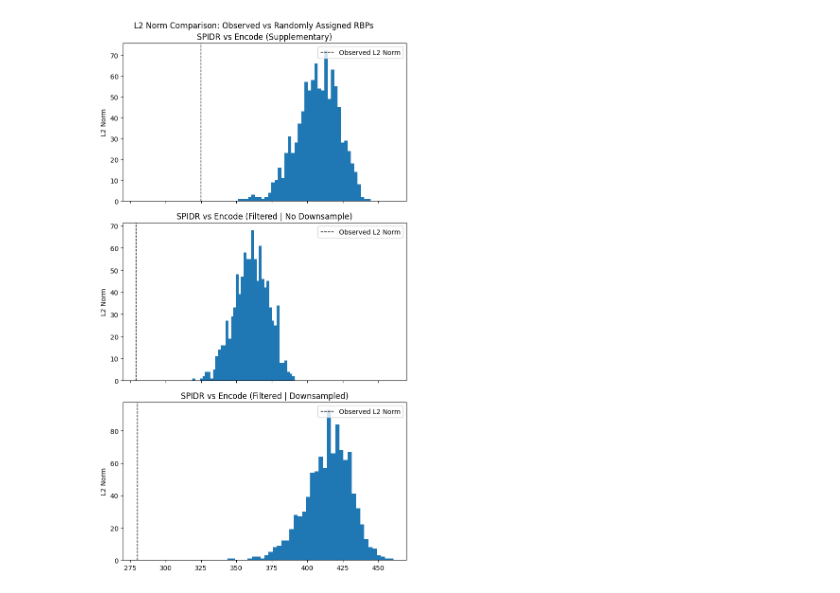
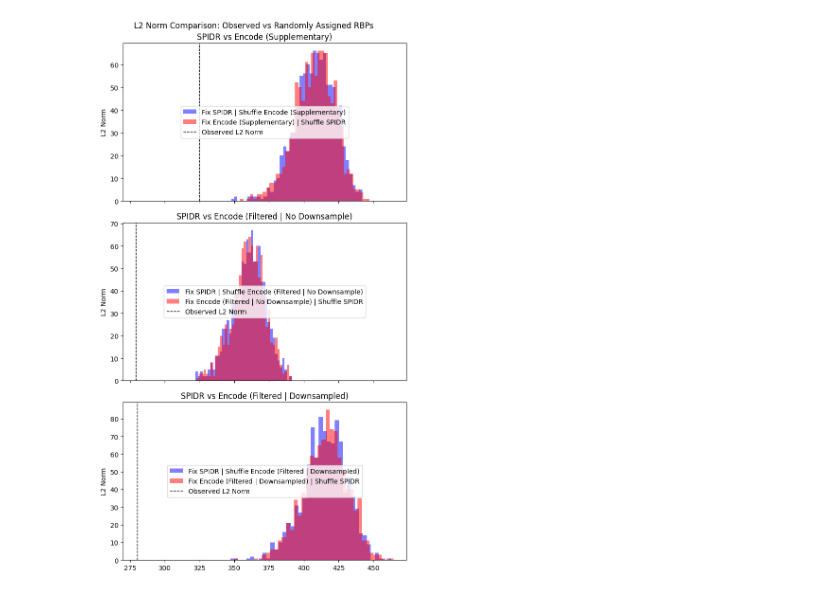
Before and after one commit to mjlab-Columbia/spidr, a Jupyter notebook: analysis/imputation.ipynb, the cells around one changed output. Saved outputs shown, nothing was run; the diff lists cells and outputs as text; code cells hidden in the pictures.

Commit message:
Imputation analysis

```diff
--- a/analysis/imputation.ipynb
+++ b/analysis/imputation.ipynb
@@ -25,43 +30,54 @@ def shuffle_impute(df1, df2, samples=1000):
     true_norm = np.linalg.norm(true_diff, ord=2)
 
     # create list to store distribution
-    distribution = []
-    df1_array = np.matrix.flatten(df1.to_numpy())
+    fix1_shuffle2 = []
+    fix2_shuffle1 = []
+    df1_true = np.matrix.flatten(df1.to_numpy())
+    df2_true = np.matrix.flatten(df2.to_numpy())
 
     for _ in range(samples):
-        # Store copy of df2 as numpy array
+        # Store copies of dataframes to avoid inplace operations
+        df1_np = df1.to_numpy()
         df2_np = df2.to_numpy()
 
         # Shuffle and calculate norm
-        shuffled = shuffle_along_axis(df2_np, axis=1)
-        df2_shuffled_array = np.matrix.flatten(shuffled)
-        shuffled_norm = np.linalg.norm(df1_array - df2_shuffled_array)
-        distribution.append(shuffled_norm)
+        df2_shuffled = shuffle_along_axis(df2_np, axis=1)
+        df2_shuffled_array = np.matrix.flatten(df2_shuffled)
+        df2_shuffled_norm = np.linalg.norm(df1_true - df2_shuffled_array)
+        fix1_shuffle2.append(df2_shuffled_norm)
 
-    return true_norm, distribution
+        # Shuffle and calculate norm
+        df1_shuffled = shuffle_along_axis(df1_np, axis=1)
+        df1_shuffled_array = np.matrix.flatten(df1_shuffled)
+        df1_shuffled_norm = np.linalg.norm(df2_true - df1_shuffled_array)
+        fix2_shuffle1.append(df1_shuffled_norm)
+
+    return true_norm, fix1_shuffle2, fix2_shuffle1
 # %%
-def imputation_hist(distribution, true_val, name, ax):
-    ax.hist(distribution, bins=40)
+def imputation_hist(distribution1, distribution2, true_val, dist1_name, dist2_name, name, ax):
+    ax.hist(distribution1, alpha=0.5, bins=40, color='blue', label=f"Fix {dist1_name} | Shuffle {dist2_name}")
+    ax.hist(distribution2, alpha=0.5, bins=40, color='red', label=f"Fix {dist2_name} | Shuffle {dist1_name}")
     ax.axvline(true_val, color='k', linestyle='dashed', linewidth=1, label='Observed L2 Norm')
+
     ax.set_ylabel("L2 Norm")
     ax.set_title(name)
-    ax.legend(loc='upper right')
+    ax.legend(loc='center')
 # %%
 fig, ax = plt.subplots(3,1, sharex=True)
 scale = 1.5
 fig.set_size_inches(4.5 * scale, 8 * scale)
 
-true_norm, dist = shuffle_impute(spidr, encode_supp)
-imputation_hist(dist, true_norm, name="SPIDR vs Encode (Supplementary)", ax=ax[0])
+true_norm, dist1, dist2 = shuffle_impute(spidr, encode_supp)
+imputation_hist(dist1, dist2, true_norm, "SPIDR", "Encode (Supplementary)", name="SPIDR vs Encode (Supplementary)", ax=ax[0])
 
-true_norm, dist = shuffle_impute(spidr, encode_filtered)
-imputation_hist(dist, true_norm, name="SPIDR vs Encode (Filtered | No Downsample)", ax=ax[1])
+true_norm, dist1, dist2 = shuffle_impute(spidr, encode_filtered)
+imputation_hist(dist1, dist2, true_norm, "SPIDR", "Encode (Filtered | No Downsample)", name="SPIDR vs Encode (Filtered | No Downsample)", ax=ax[1])
 
-true_norm, dist = shuffle_impute(spidr, encode_filtered_downsampled)
-imputation_hist(dist, true_norm, name="SPIDR vs Encode (Filtered | Downsampled)", ax=ax[2])
+true_norm, dist1, dist2 = shuffle_impute(spidr, encode_filtered_downsampled)
+imputation_hist(dist1, dist2, true_norm, "SPIDR", "Encode (Filtered | Downsampled)", name="SPIDR vs Encode (Filtered | Downsampled)", ax=ax[2])
 
 fig.suptitle("L2 Norm Comparison: Observed vs Randomly Assigned RBPs")
 fig.tight_layout()
 fig.savefig(os.path.join(git_root, "figures", "l2-norm-comparison-shuffle-imputation.png"))
 # %% [output]
-[figure, old version]
+[figure, new version]
```
Also changed, not shown: parts of 1 cell of this notebook, 2 other files.
